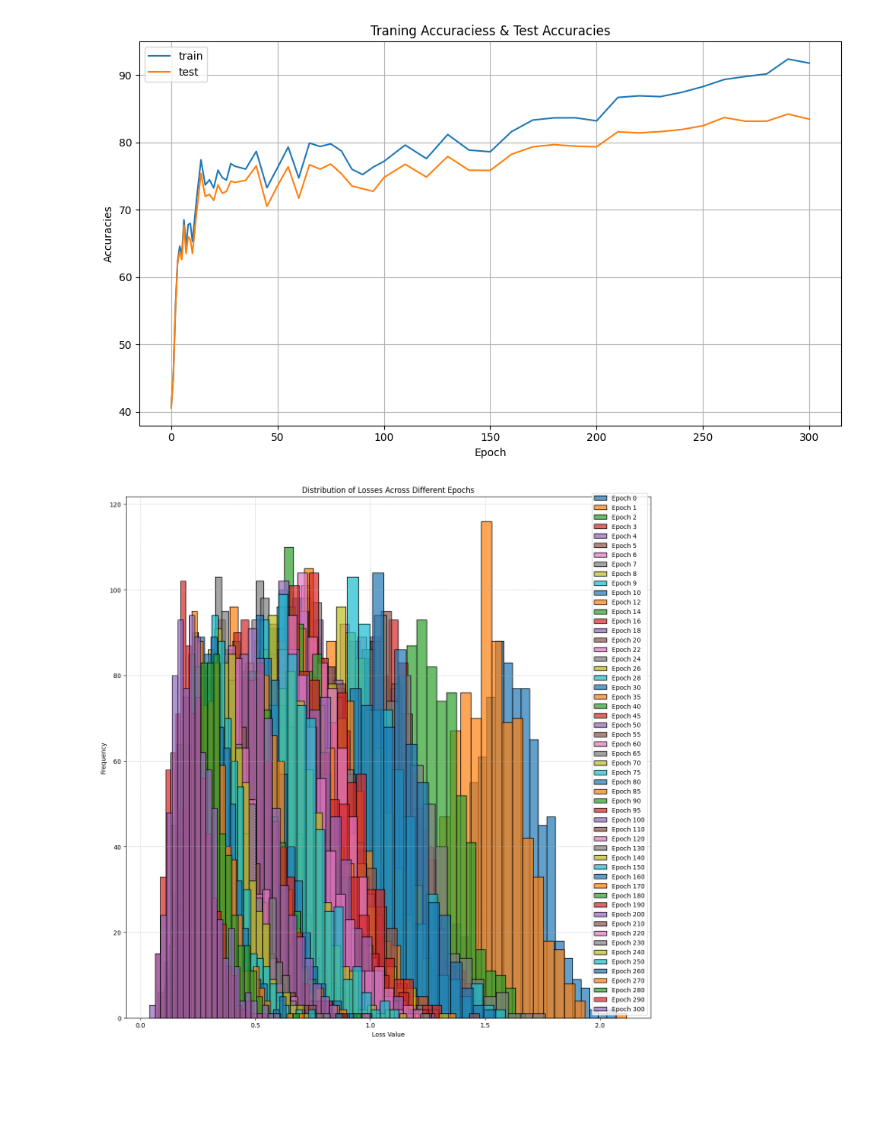
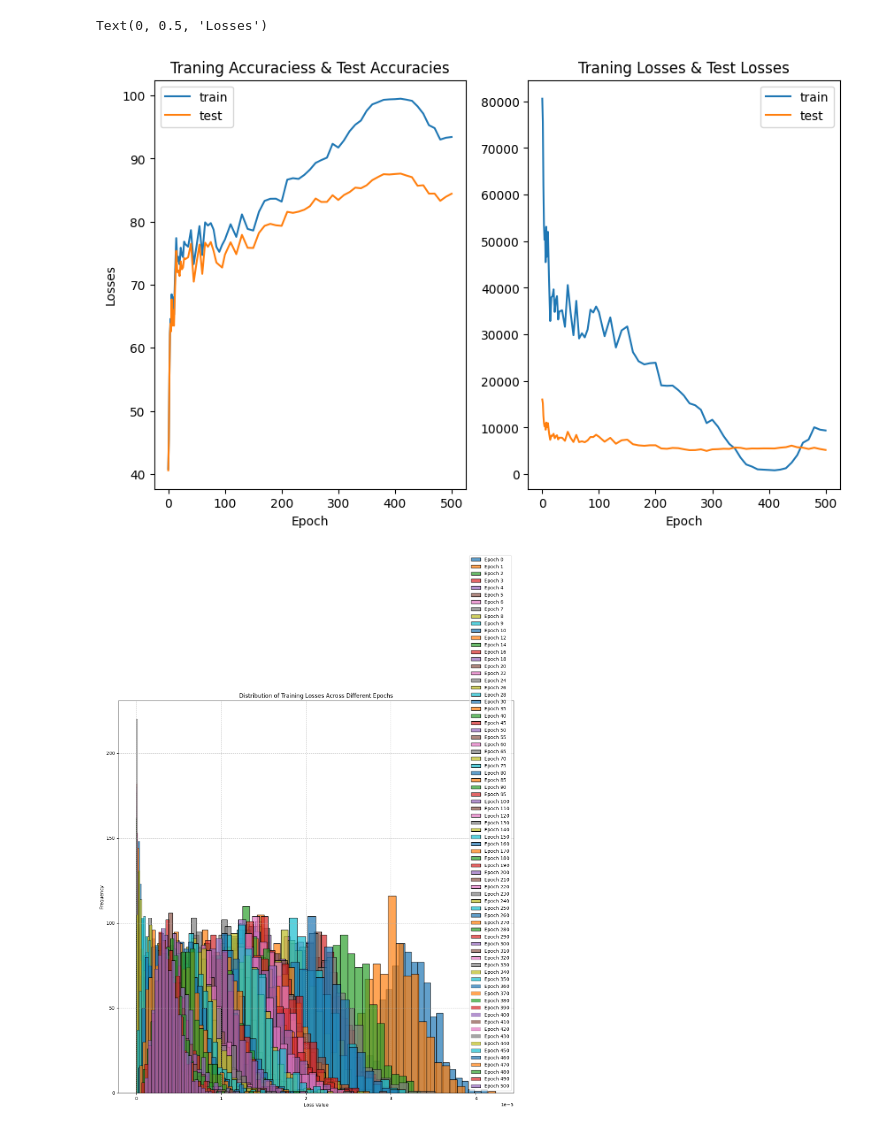
Before and after one commit to ucantseeit/generalization, a Jupyter notebook: loss_distribution/visualize_results/cifar10_resnet18/visualize_data.ipynb, the cells around one changed output. Cells and saved outputs as stored; diff of their text form; code cells hidden in the pictures; blank space fills up the shorter version.

```diff
--- a/loss_distribution/visualize_results/cifar10_resnet18/visualize_data.ipynb
+++ b/loss_distribution/visualize_results/cifar10_resnet18/visualize_data.ipynb
@@ -6,18 +6,30 @@ import os
 # %%
 train_accuracies = np.load('train_accuracies.npy')
 test_accuracies = np.load('test_accuracies.npy')
+train_losses = np.load('train_losses.npy')
+triain_losses = train_losses
+test_losses = np.load('test_losses.npy')
 epochs = np.load('epochs.npy')
-plt.figure(figsize=(10, 6))
-sns.lineplot(x=epochs, y=train_accuracies, label='train')
-sns.lineplot(x=epochs, y=test_accuracies, label='test')
 
-plt.title('Traning Accuraciess & Test Accuracies')
-plt.xlabel('Epoch')
-plt.ylabel('Accuracies')
+fig, axes = plt.subplots(1, 2, figsize=(10, 6))
+axes = axes.flatten()
 
-plt.legend()
-plt.grid(True)
-plt.tight_layout()
-plt.show()
+sns.lineplot(x=epochs, y=train_accuracies, label='train', ax=axes[0])
+sns.lineplot(x=epochs, y=test_accuracies, label='test', ax=axes[0])
+sns.lineplot(x=epochs, y=train_losses, label='train', ax=axes[1])
+sns.lineplot(x=epochs, y=test_losses, label='test', ax=axes[1])
+
+axes[0].set_title('Traning Accuraciess & Test Accuracies')
+axes[0].set_xlabel('Epoch')
+axes[0].set_ylabel('Accuracies')
+
+axes[1].set_title('Traning Losses & Test Losses')
+axes[1].set_xlabel('Epoch')
+axes[0].set_ylabel('Losses')
+# plt.legend()
+# plt.grid(True)
+# plt.tight_layout()
+# plt.show()
 # %% [output]
+Text(0, 0.5, 'Losses')
-[figure, old version]
+[figure, new version]
@@ -27,6 +36,6 @@ del train_accuracies
 # %%
 import pickle
-with open('all_model_losses.pickle', 'rb') as f:
+with open('all_model_train_losses.pickle', 'rb') as f:
 	all_model_losses = pickle.load(f)
 
 plt.figure(figsize=(15, 15))
@@ -34,11 +43,11 @@ for i in all_model_losses.keys():
 	epoch_losses = all_model_losses[i]
 	sns.histplot(epoch_losses, kde=False, label=f'Epoch {i}', alpha=0.7)
 
-plt.title('Distribution of Losses Across Different Epochs')
+plt.title('Distribution of Training Losses Across Different Epochs')
 plt.xlabel('Loss Value')
 plt.ylabel('Frequency')
 plt.legend()
 plt.grid(True, linestyle='--', alpha=0.6)
 plt.show()
 # %% [output]
-[figure, old version]
+[figure, new version]
```
Also changed, not shown: parts of 5 cells of this notebook, 18 other files.
